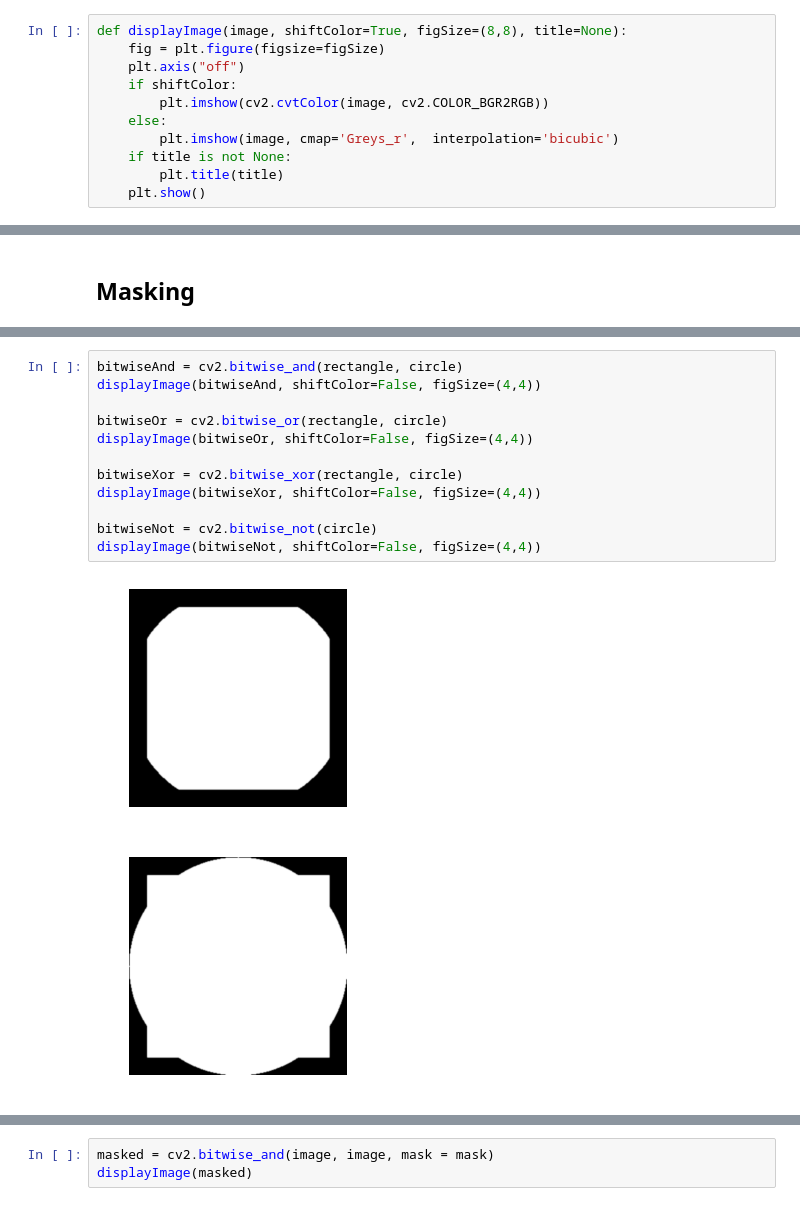
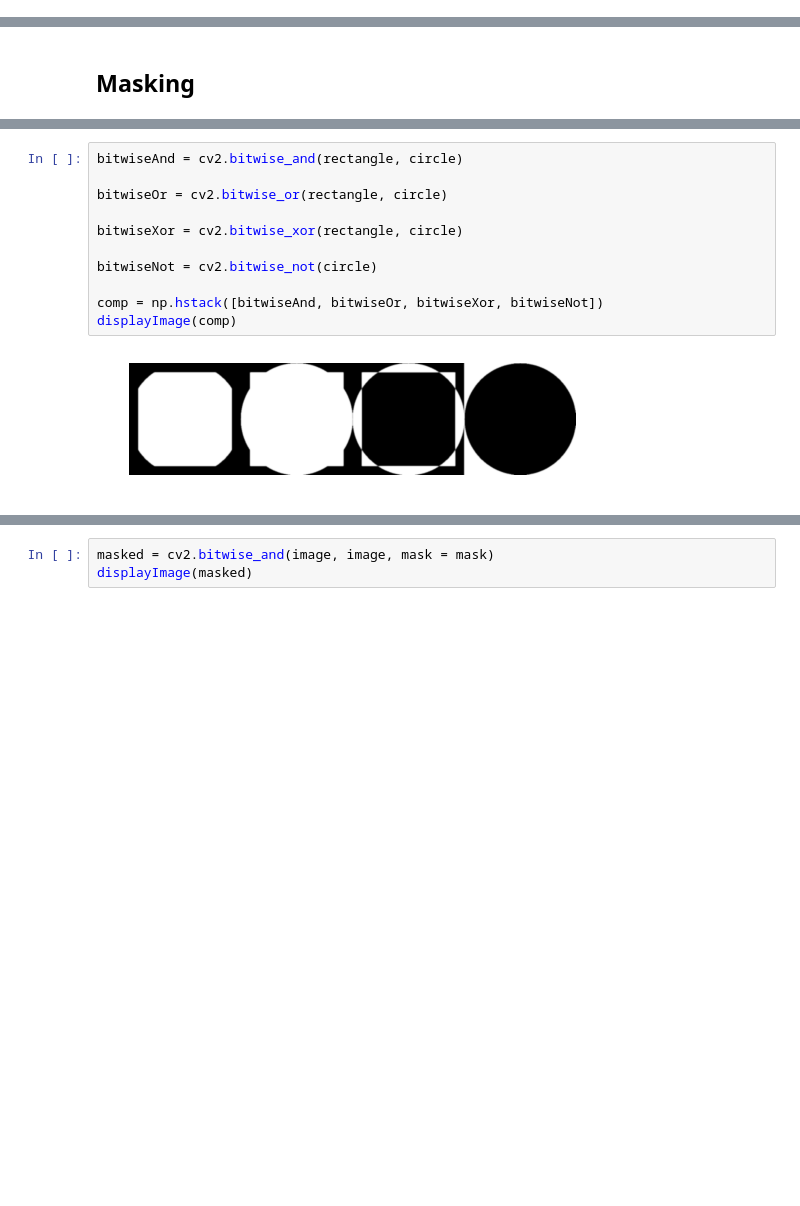
Before and after one commit to QuickNS/nunos.ml, a Jupyter notebook: OpenCV Tutorial/2 - Basic Transformations.ipynb, the cells around one changed output, grey strips where cells are left out. Saved outputs shown, nothing was run; the diff lists cells and outputs as text; blank space fills up the shorter version.

```diff
--- a/OpenCV Tutorial/2 - Basic Transformations.ipynb
+++ b/OpenCV Tutorial/2 - Basic Transformations.ipynb
@@ -5,16 +5,5 @@ import imutils
 import numpy as np
 %matplotlib inline
-# %%
-def displayImage(image, shiftColor=True, figSize=(8,8), title=None):
-    fig = plt.figure(figsize=figSize)
-    plt.axis("off")
-    if shiftColor:
-        plt.imshow(cv2.cvtColor(image, cv2.COLOR_BGR2RGB))
-    else:
-        plt.imshow(image, cmap='Greys_r',  interpolation='bicubic')
-    if title is not None:
-        plt.title(title)
-    plt.show()
 # %%
 #load and display image
 image = cv2.imread('images/photo.jpg')
@@ -99,15 +86,13 @@ displayImage(circle, shiftColor=False, figSize=(4,4))
 # %%
 bitwiseAnd = cv2.bitwise_and(rectangle, circle)
-displayImage(bitwiseAnd, shiftColor=False, figSize=(4,4))
 
 bitwiseOr = cv2.bitwise_or(rectangle, circle)
-displayImage(bitwiseOr, shiftColor=False, figSize=(4,4))
 
 bitwiseXor = cv2.bitwise_xor(rectangle, circle)
-displayImage(bitwiseXor, shiftColor=False, figSize=(4,4))
 
 bitwiseNot = cv2.bitwise_not(circle)
-displayImage(bitwiseNot, shiftColor=False, figSize=(4,4))
+
+comp = np.hstack([bitwiseAnd, bitwiseOr, bitwiseXor, bitwiseNot])
+displayImage(comp)
 # %% [output]
-[figure, old version]
+[figure, new version]
-[figure, removed]
```
Also changed, not shown: parts of 8 cells of this notebook, 18 other files.
